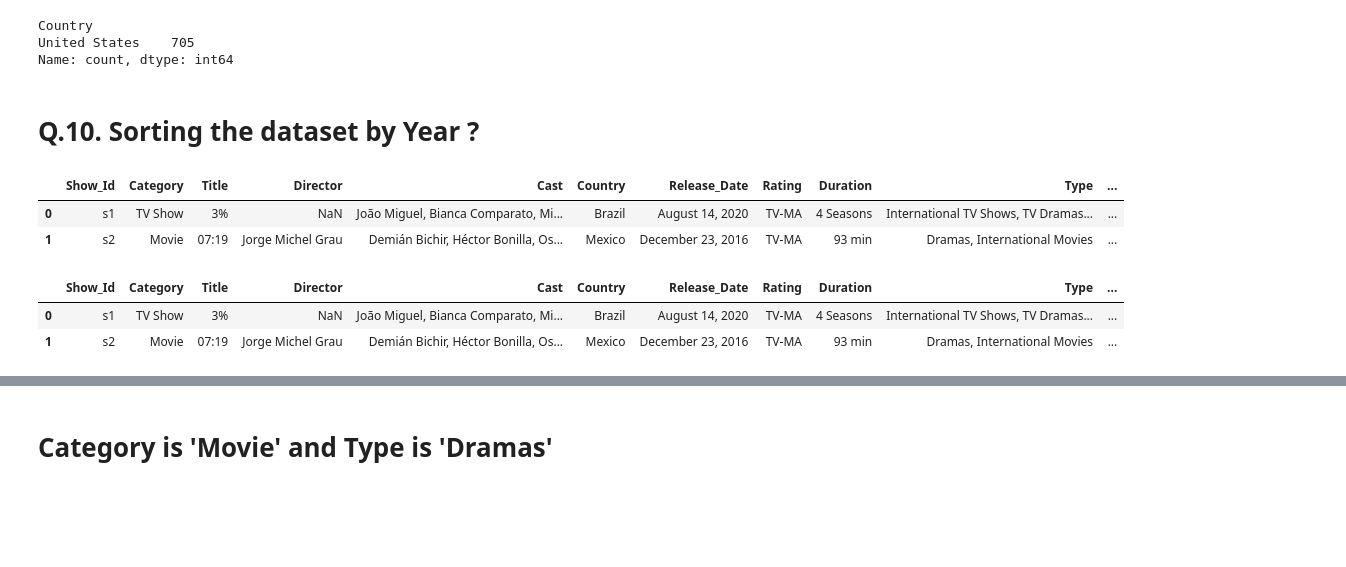
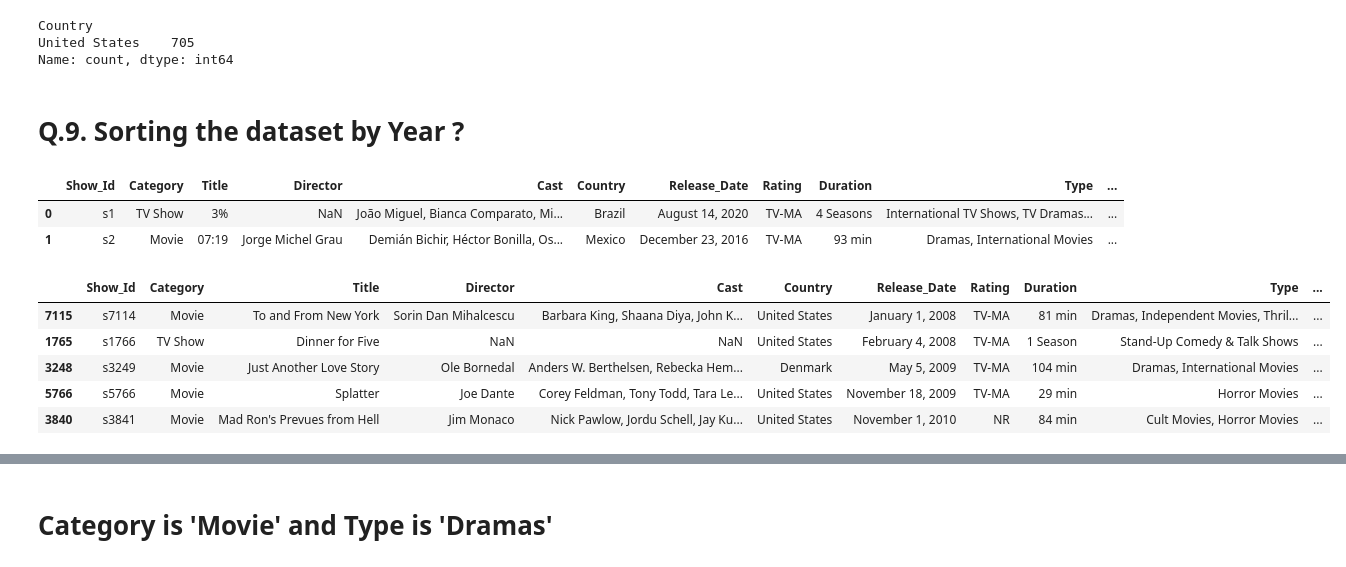
Before and after one commit to Ashna-lamba/Netflix-Data-Analysis, a Jupyter notebook: Netflix_DataAnalysis.ipynb, the cells around one changed output, grey strips where cells are left out. Cells and saved outputs as stored; diff of their text form; code cells hidden in the pictures; blank space fills up the shorter version.

```diff
--- a/Netflix_DataAnalysis.ipynb
+++ b/Netflix_DataAnalysis.ipynb
@@ -344,7 +315,7 @@ Country
 United States    705
 Name: count, dtype: int64
 # %% [markdown]
-# Q.10. Sorting the dataset by Year ?
+# Q.9. Sorting the dataset by Year ?
 # %%
 data.head(2)
 # %% [output]
@@ -356,8 +327,11 @@ data.head(2)
 
 data['Year'] = data['Date_N'].dt.year
 # %%
-data.head(2)
+data.sort_values(by = 'Year').head()
 # %% [output]
 |  | Show_Id | Category | Title | Director | Cast | Country | Release_Date | Rating | Duration | Type | ... |
-| 0 | s1 | TV Show | 3% | NaN | João Miguel, Bianca Comparato, Mi... | Brazil | August 14, 2020 | TV-MA | 4 Seasons | International TV Shows, TV Dramas... | ... |
-| 1 | s2 | Movie | 07:19 | Jorge Michel Grau | Demián Bichir, Héctor Bonilla, Os... | Mexico | December 23, 2016 | TV-MA | 93 min | Dramas, International Movies | ... |
+| 7115 | s7114 | Movie | To and From New York | Sorin Dan Mihalcescu | Barbara King, Shaana Diya, John K... | United States | January 1, 2008 | TV-MA | 81 min | Dramas, Independent Movies, Thril... | ... |
+| 1765 | s1766 | TV Show | Dinner for Five | NaN | NaN | United States | February 4, 2008 | TV-MA | 1 Season | Stand-Up Comedy & Talk Shows | ... |
+| 3248 | s3249 | Movie | Just Another Love Story | Ole Bornedal | Anders W. Berthelsen, Rebecka Hem... | Denmark | May 5, 2009 | TV-MA | 104 min | Dramas, International Movies | ... |
+| 5766 | s5766 | Movie | Splatter | Joe Dante | Corey Feldman, Tony Todd, Tara Le... | United States | November 18, 2009 | TV-MA | 29 min | Horror Movies | ... |
+| 3840 | s3841 | Movie | Mad Ron's Prevues from Hell | Jim Monaco | Nick Pawlow, Jordu Schell, Jay Ku... | United States | November 1, 2010 | NR | 84 min | Cult Movies, Horror Movies | ... |
```
Also changed, not shown: parts of 18 cells of this notebook.
